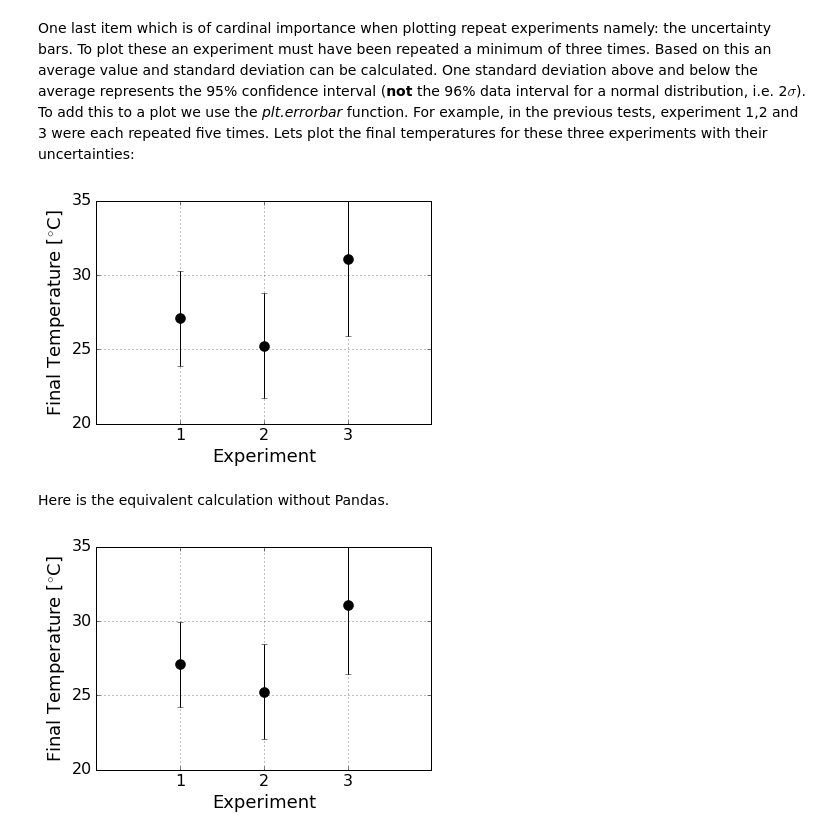
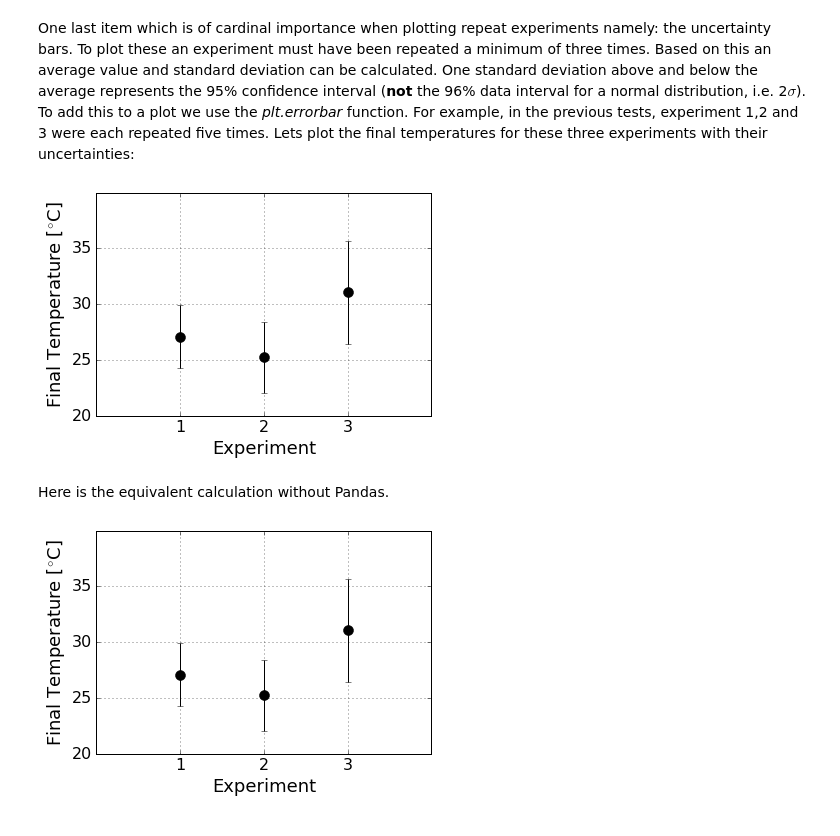
Before and after one commit to alchemyst/DataScience, a Jupyter notebook: Basic Plotting/Basic Plotting.ipynb, the cells around one changed output. Saved outputs shown, nothing was run; the diff lists cells and outputs as text; code cells hidden in the pictures.

```diff
--- a/Basic Plotting/Basic Plotting.ipynb
+++ b/Basic Plotting/Basic Plotting.ipynb
@@ -303,20 +303,20 @@ y_err = grouped['std'].tolist()
 # %%
 #Plot
 plt.plot(x_data, y_data, 'ko', markersize=10);
 #Add errorbars
 plt.errorbar(x_data, y_data, yerr=y_err, ecolor='k', linestyle="None")
 # #Beatify
 plt.ylabel('Final Temperature [$^{\circ}$C]', fontsize=18)
 plt.xlabel('Experiment', fontsize=18)
-plt.ylim(20,35)
+plt.ylim(20,40)
 plt.xlim(0,4)
 plt.grid()
 plt.tick_params(axis='x', labelsize=16)
 plt.tick_params(axis='y', labelsize=16)
 plt.yticks([20, 25, 30, 35])
 plt.xticks([1, 2, 3]);
 # %% [output]
-[figure, old version]
+[figure, new version]
 # %% [markdown]
 Here is the equivalent calculation without Pandas.
 # %%
@@ -342,7 +342,7 @@ plt.errorbar(x_data, y_data, yerr=y_err, ecolor='k', linestyle="None")
 # #Beatify
 plt.ylabel('Final Temperature [$^{\circ}$C]', fontsize=18)
 plt.xlabel('Experiment', fontsize=18)
-plt.ylim(20,35)
+plt.ylim(20,40)
 plt.xlim(0,4)
 plt.grid()
 plt.tick_params(axis='x', labelsize=16)
@@ -350,7 +350,7 @@ plt.tick_params(axis='y', labelsize=16)
 plt.yticks([20, 25, 30, 35])
 plt.xticks([1, 2, 3]);
 # %% [output]
-[figure, old version]
+[figure, new version]
 # %% [markdown]
 We have covered many ways in which to clearly and consistently communicate your results, well done! But now there is no excuse for plotting your results in a way no one can understand (despite sometimes wanting to) or to find trends which are somewhat too... artistic?
 
```
Also changed, not shown: 15 other files.
